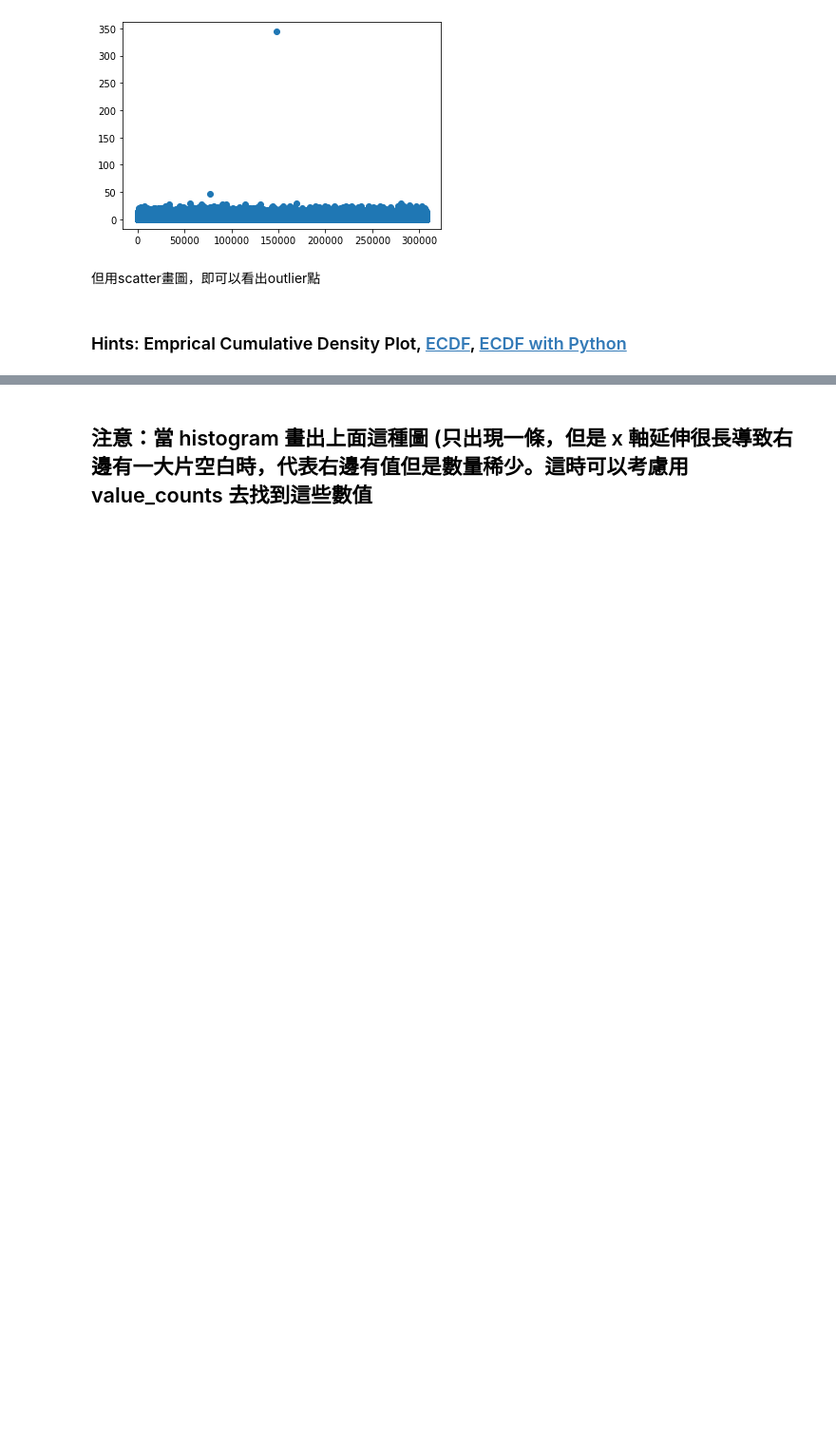
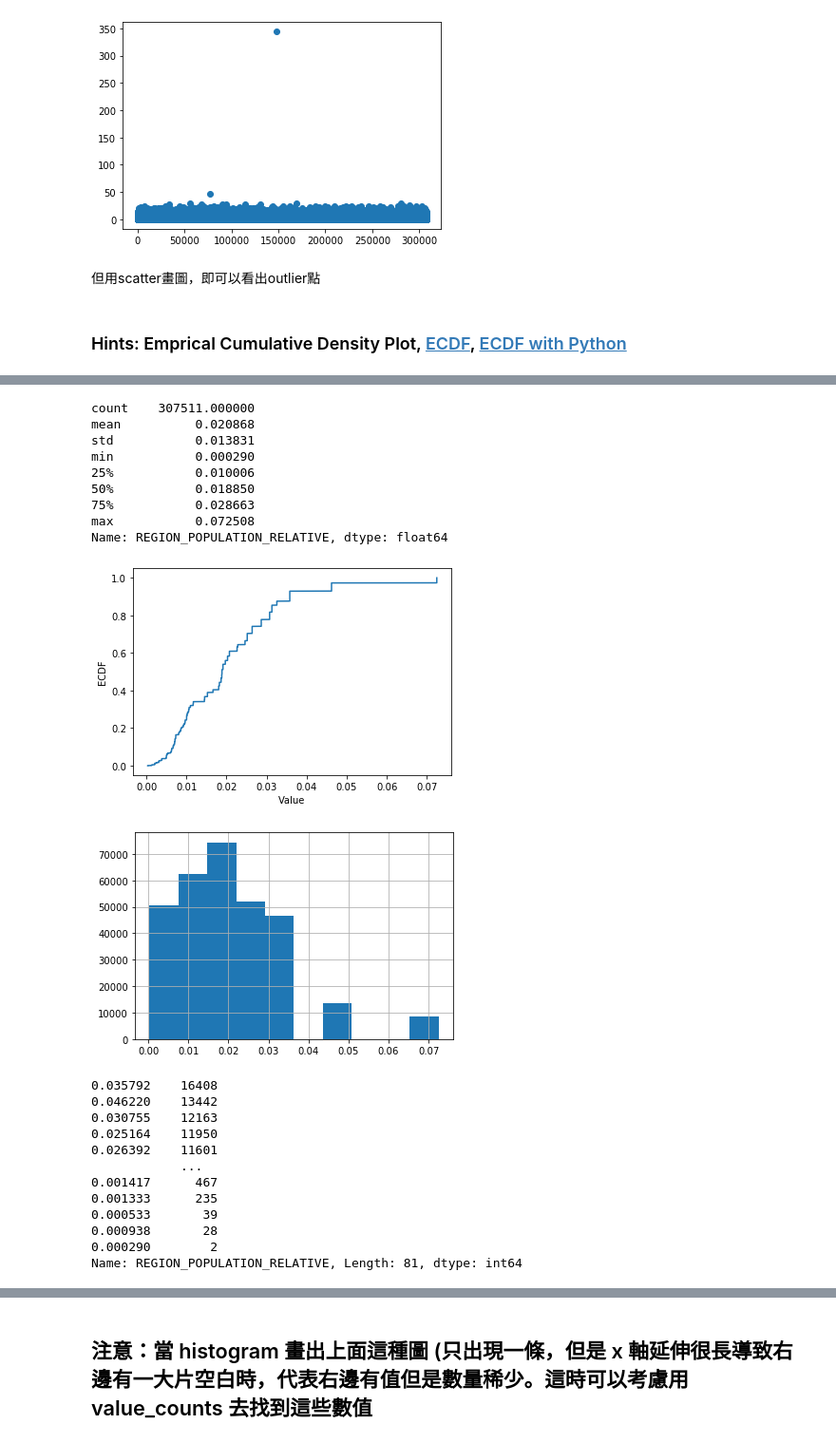
Before and after one commit to suya2503/4th-ML100Days, a Jupyter notebook: Homework/Day_009_HW.ipynb, the cells around one changed output, grey strips where cells are left out. Shown: that part at 95% size. Cells and saved outputs as stored; diff of their text form; code cells hidden in the pictures; blank space fills up the shorter version.

```diff
--- a/Homework/Day_009_HW.ipynb
+++ b/Homework/Day_009_HW.ipynb
@@ -145,27 +159,53 @@ plt.show()
 # %%
 # 最大值落在分布之外
 print(app_train['REGION_POPULATION_RELATIVE'].describe())
 
 # 繪製 Empirical Cumulative Density Plot (ECDF)
 """
 Your Code Here
 """
-cdf =
+x = list(app_train['REGION_POPULATION_RELATIVE'].sort_values())
+y = np.arange(1,len(x)+1)/len(x)
+cdf = pd.Series(y,index=x)
 
 
-plt.plot(list(cdf.index), cdf/cdf.max())
+plt.plot(list(cdf.index), list(cdf.values))
 plt.xlabel('Value')
 plt.ylabel('ECDF')
 plt.ylim([-0.05,1.05]) # 限制顯示圖片的範圍
 plt.show()
 
 app_train['REGION_POPULATION_RELATIVE'].hist()
 plt.show()
 
 app_train['REGION_POPULATION_RELATIVE'].value_counts()
 
 # 就以這個欄位來說，雖然有資料掉在分布以外，也不算異常，僅代表這間公司在稍微熱鬧的地區有的據點較少，
 # 導致 region population relative 在少的部分較為密集，但在大的部分較為疏漏
+# %% [output]
+count    307511.000000
+mean          0.020868
+std           0.013831
+min           0.000290
+25%           0.010006
+50%           0.018850
+75%           0.028663
+max           0.072508
+Name: REGION_POPULATION_RELATIVE, dtype: float64
+[figure, added]
+[figure, added]
+0.035792    16408
+0.046220    13442
+0.030755    12163
+0.025164    11950
+0.026392    11601
+            ...
+0.001417      467
+0.001333      235
+0.000533       39
+0.000938       28
+0.000290        2
+Name: REGION_POPULATION_RELATIVE, Length: 81, dtype: int64
 # %%
 # 最大值落在分布之外
 print(app_train['OBS_60_CNT_SOCIAL_CIRCLE'].describe())
```
Also changed, not shown: parts of 4 cells of this notebook.
